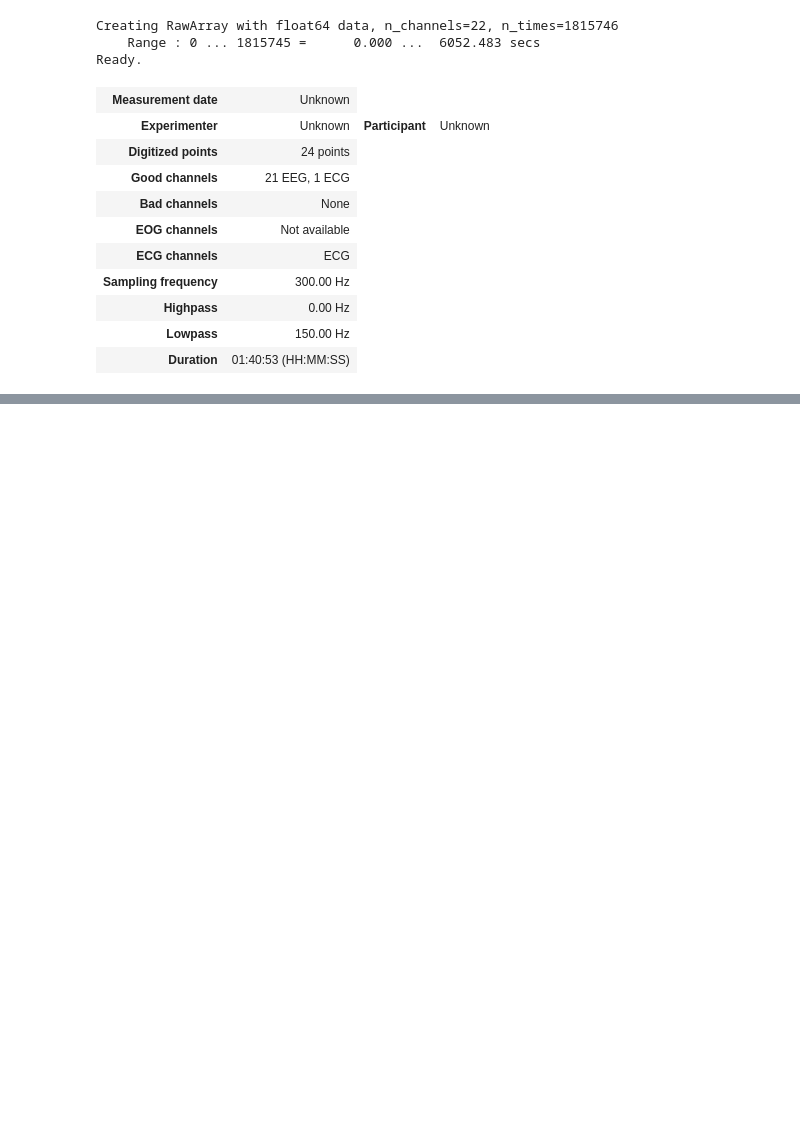
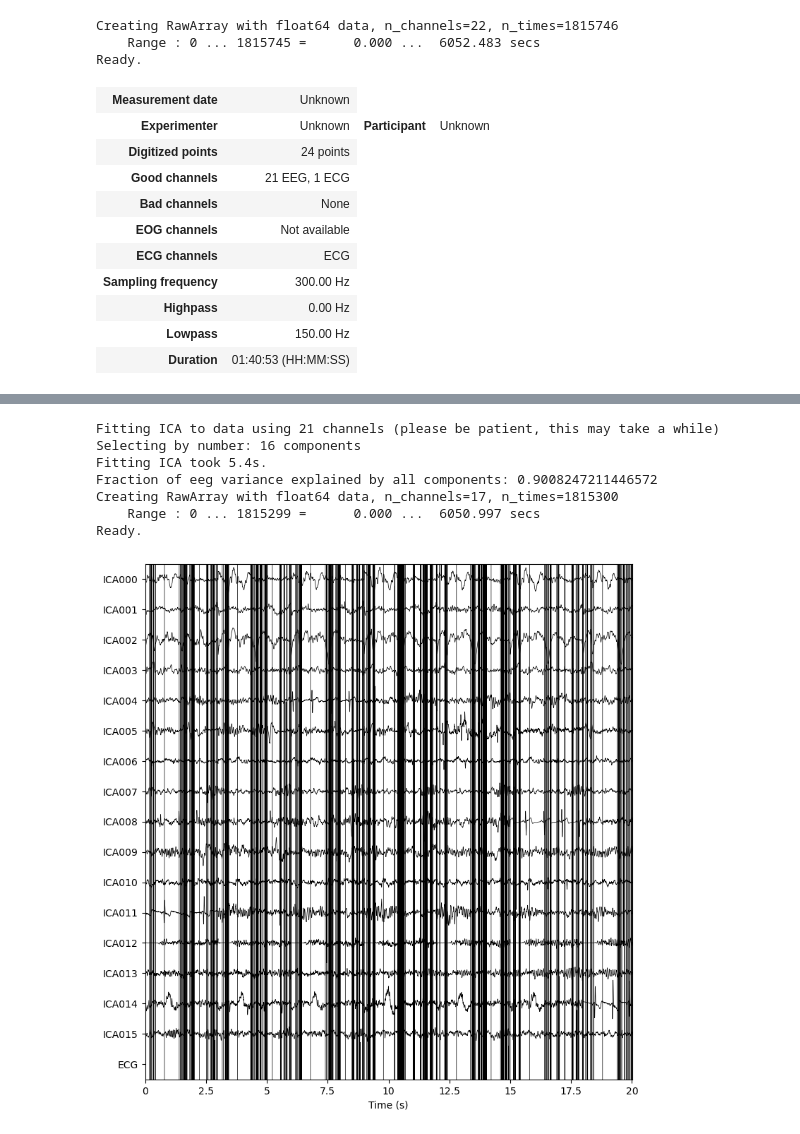
Before and after one commit to MH-Farhadi/Interictal_PNES_IGE_10s, a Jupyter notebook: preprocessing/SP.ipynb, the cells around one changed output, grey strips where cells are left out. Saved outputs shown, nothing was run; the diff lists cells and outputs as text; code cells hidden in the pictures; blank space fills up the shorter version.

```diff
--- a/preprocessing/SP.ipynb
+++ b/preprocessing/SP.ipynb
@@ -62,3 +59,4 @@ Using data from preloaded Raw for 201 events and 9000 original time points ...
 # %%
-scaler = mne.decoding.Scaler(info, scalings='median', with_mean=False, with_std=True)
-#scaler.fit_transform(epochs)
+epochs = mne.make_fixed_length_epochs(raw, duration=3, preload=True)
+scaler = mne.decoding.Scaler(info, scalings='mean', with_mean=True, with_std=True)
+newx = scaler.fit_transform(epochs.get_data())
@@ -70,0 +70,3 @@ np.min(newx)
+# %%
+np.moveaxis(newx, 1, 0)
+raw = deepcopy(mne.io.RawArray(newx.reshape(22, -1), info))
@@ -70,0 +77,2 @@ np.min(newx)
+# %%
+filt_raw = raw.copy().filter(l_freq=1.0, h_freq=None)
@@ -70,0 +97,21 @@ np.min(newx)
+# %%
+ica = ICA(n_components=16, max_iter="auto", random_state=97)
+ica.fit(filt_raw)
+
+explained_var_ratio = ica.get_explained_variance_ratio(filt_raw)
+for channel_type, ratio in explained_var_ratio.items():
+    print(
+        f"Fraction of {channel_type} variance explained by all components: " f"{ratio}"
+    )
+
+raw.load_data()
+ica.plot_sources(raw, show_scrollbars=False)
+# %% [output]
+Fitting ICA to data using 21 channels (please be patient, this may take a while)
+Selecting by number: 16 components
+Fitting ICA took 5.4s.
+Fraction of eeg variance explained by all components: 0.9008247211446572
+Creating RawArray with float64 data, n_channels=17, n_times=1815300
+    Range : 0 ... 1815299 =      0.000 ...  6050.997 secs
+Ready.
+[figure, added]
```
Also changed, not shown: parts of 7 cells of this notebook.
